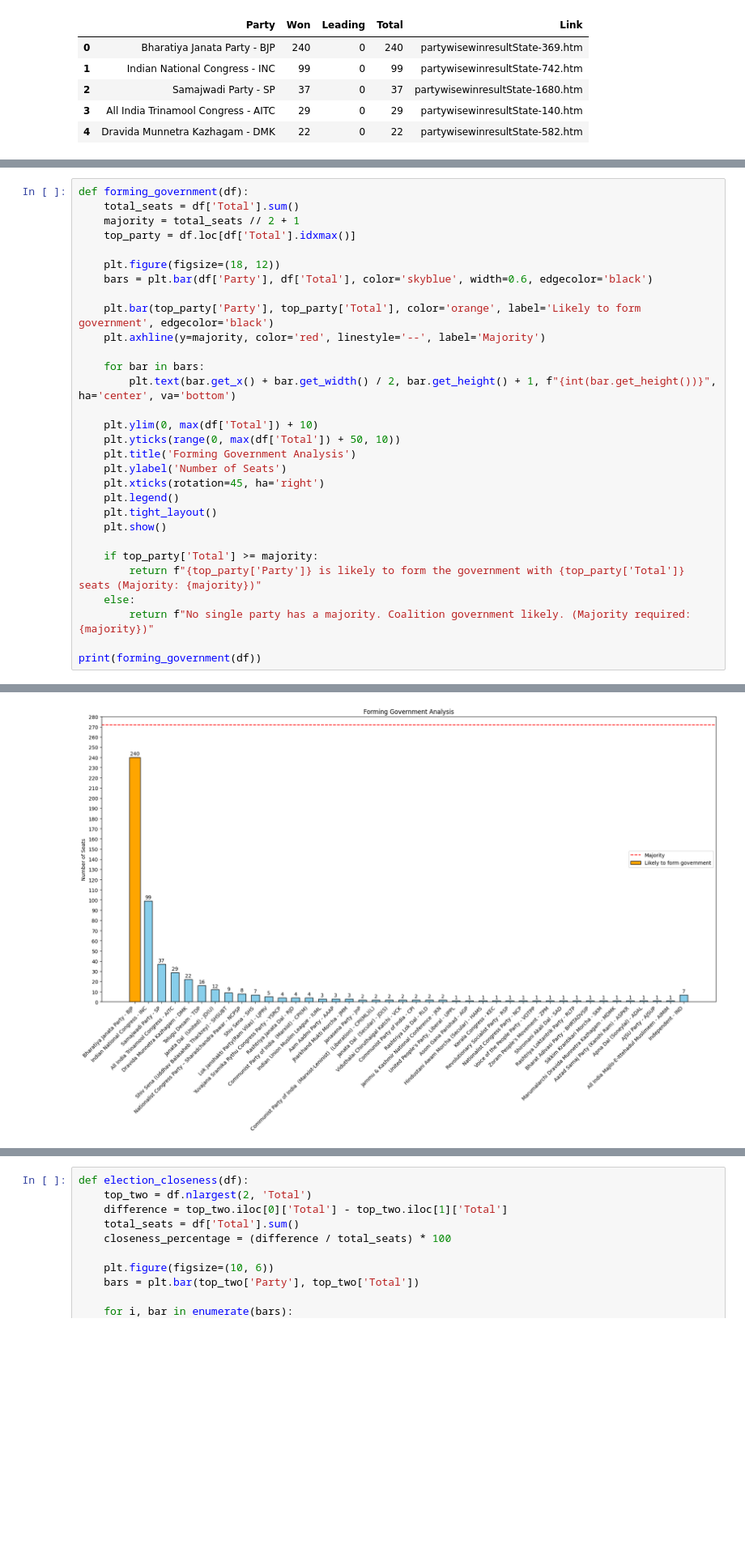
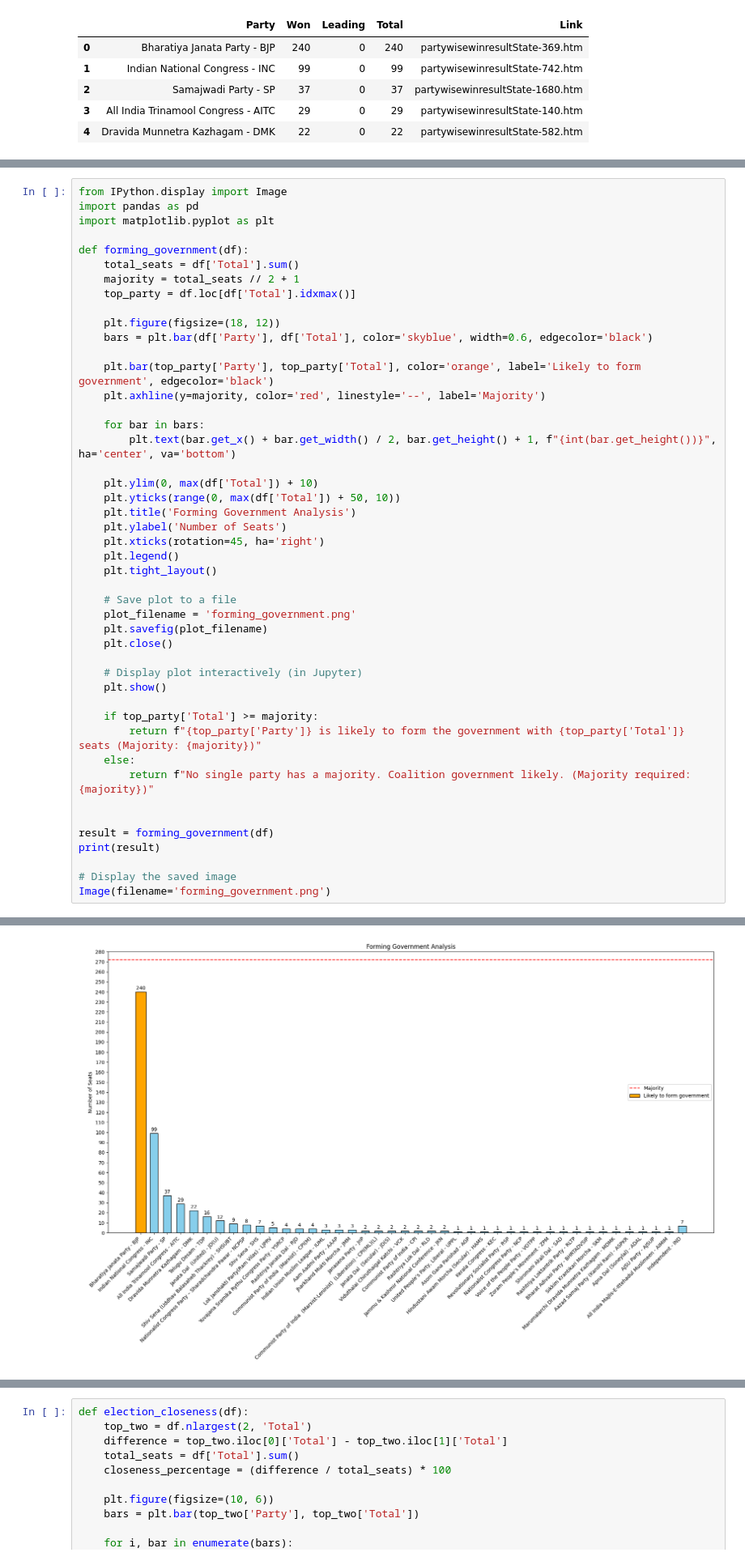
Before and after one commit to karas0904/LOK_SABHA_ELECTIONS_INSIGHTS, a Jupyter notebook: kavlium.ipynb, the cells around one changed output, grey strips where cells are left out. Shown at 81% size. Cells and saved outputs as stored; diff of their text form; blank space fills up the shorter version.

```diff
--- a/kavlium.ipynb
+++ b/kavlium.ipynb
@@ -229,4 +253,8 @@ Size Category
 # %%
+from IPython.display import Image
+import pandas as pd
+import matplotlib.pyplot as plt
+
 def forming_government(df):
     total_seats = df['Total'].sum()
     majority = total_seats // 2 + 1
@@ -248,6 +276,13 @@ def forming_government(df):
     plt.xticks(rotation=45, ha='right')
     plt.legend()
     plt.tight_layout()
+
+    # Save plot to a file
+    plot_filename = 'forming_government.png'
+    plt.savefig(plot_filename)
+    plt.close()
+
+    # Display plot interactively (in Jupyter)
     plt.show()
 
     if top_party['Total'] >= majority:
@@ -255,5 +290,10 @@ def forming_government(df):
     else:
         return f"No single party has a majority. Coalition government likely. (Majority required: {majority})"
 
-print(forming_government(df))
+
+result = forming_government(df)
+print(result)
+
+# Display the saved image
+Image(filename='forming_government.png')
 # %% [output]
@@ -260 +301 @@ print(forming_government(df))
-[figure, old version]
+[figure, new version]
```
Also changed, not shown: parts of 14 cells of this notebook, 9 other files.
